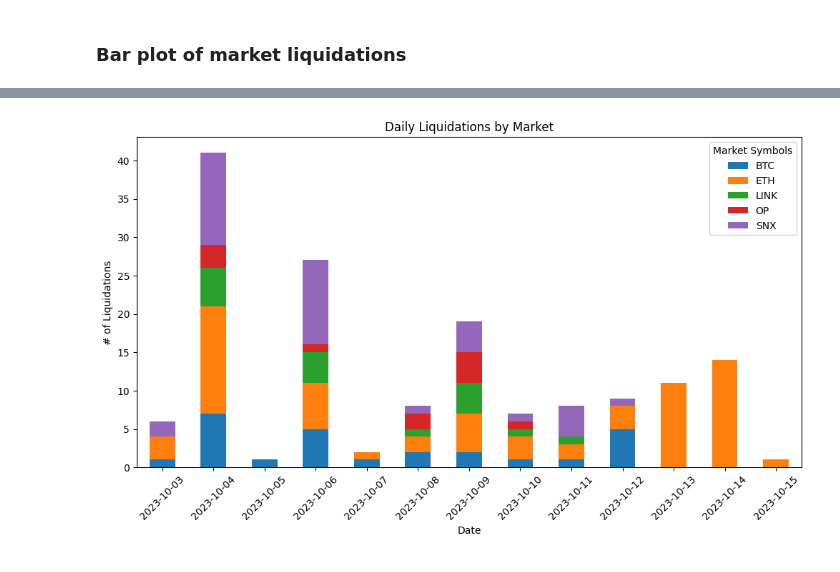
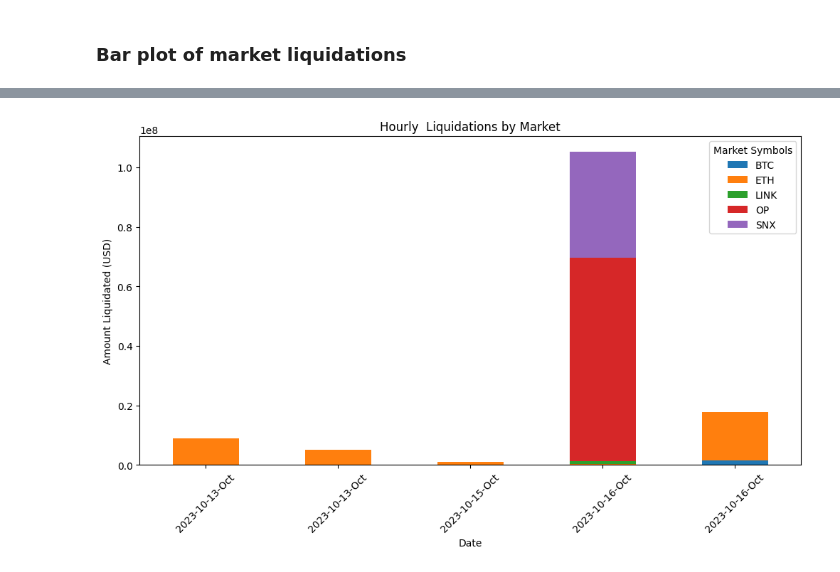
Before and after one commit to Evan-Kim2028/synthetix_v3_analytics, a Jupyter notebook: notebooks/liquidation_tracker.ipynb, the cells around one changed output, grey strips where cells are left out. Cells and saved outputs as stored; diff of their text form; code cells hidden in the pictures.

Commit message:
feat: add liquidations in USD

```diff
--- a/notebooks/liquidation_tracker.ipynb
+++ b/notebooks/liquidation_tracker.ipynb
@@ -121,9 +124,11 @@ Amount liquidated: 3,250.00 ETH
 ### Bar plot of market liquidations
 # %%
 grouped_df = (
-    position_liquidations_df.sort(by="datetime", descending=True)
-    .with_columns(pl.col("datetime").dt.round("1d"))
+    joined_subset_data.sort(by="datetime", descending=True)
+    .with_columns(pl.col("datetime").dt.round("1h"))
     .group_by("datetime", "markets_marketSymbol")
-    .agg([pl.count()])
-    .filter(pl.col("datetime") > datetime(2023, 10, 2))
+    .agg([pl.sum("amountLiquidated_usd").alias('amount_liquidated_usd_sum')])
+    .filter(pl.col("datetime") > datetime(2023, 10, 13))
 )
+# %%
+grouped_df.sort(by='datetime', descending=True).filter(pl.col('markets_marketSymbol') == "ETH").sort(by='datetime', descending=True)
@@ -130,21 +144,21 @@ grouped_df = (
 # %%
 # Pivot the DataFrame to create a stacked bar plot
-pivot_df = grouped_df.to_pandas().pivot(index='datetime', columns='markets_marketSymbol', values='count').fillna(0)
+pivot_df = grouped_df.to_pandas().pivot(index='datetime', columns='markets_marketSymbol', values='amount_liquidated_usd_sum').fillna(0)
 
 # Plotting
 fig, ax = plt.subplots(figsize=(12, 6))
 pivot_df.plot(kind='bar', stacked=True, ax=ax)
 
 ax.set_xlabel("Date")
-ax.set_ylabel("# of Liquidations")
-ax.set_title("Daily Liquidations by Market")
+ax.set_ylabel("Amount Liquidated (USD)")
+ax.set_title("Hourly  Liquidations by Market")
 
 # Format the x-axis labels to display only the date
-date_format = mdates.DateFormatter("%Y-%m-%d")
+date_format = mdates.DateFormatter("%Y-%m-%d-%h")
 ax.xaxis.set_major_formatter(date_format)
 
-plt.xticks(range(len(pivot_df.index)), [ts.strftime('%Y-%m-%d') for ts in pivot_df.index], rotation=45)
+plt.xticks(range(len(pivot_df.index)), [ts.strftime('%Y-%m-%d-%h') for ts in pivot_df.index], rotation=45)
 plt.legend(title="Market Symbols")
 plt.show()
 # %% [output]
-[figure, old version]
+[figure, new version]
```
Also changed, not shown: parts of 7 cells of this notebook.
